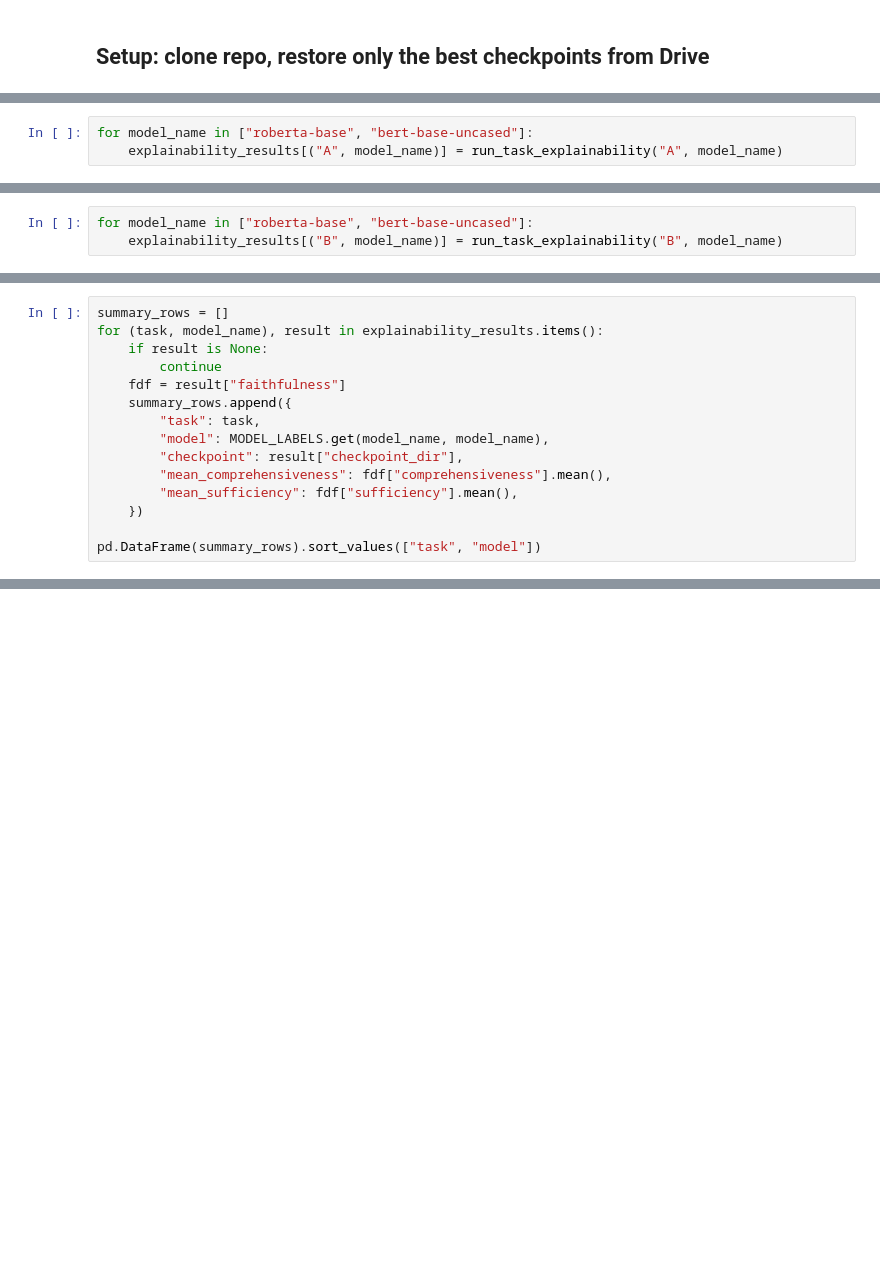
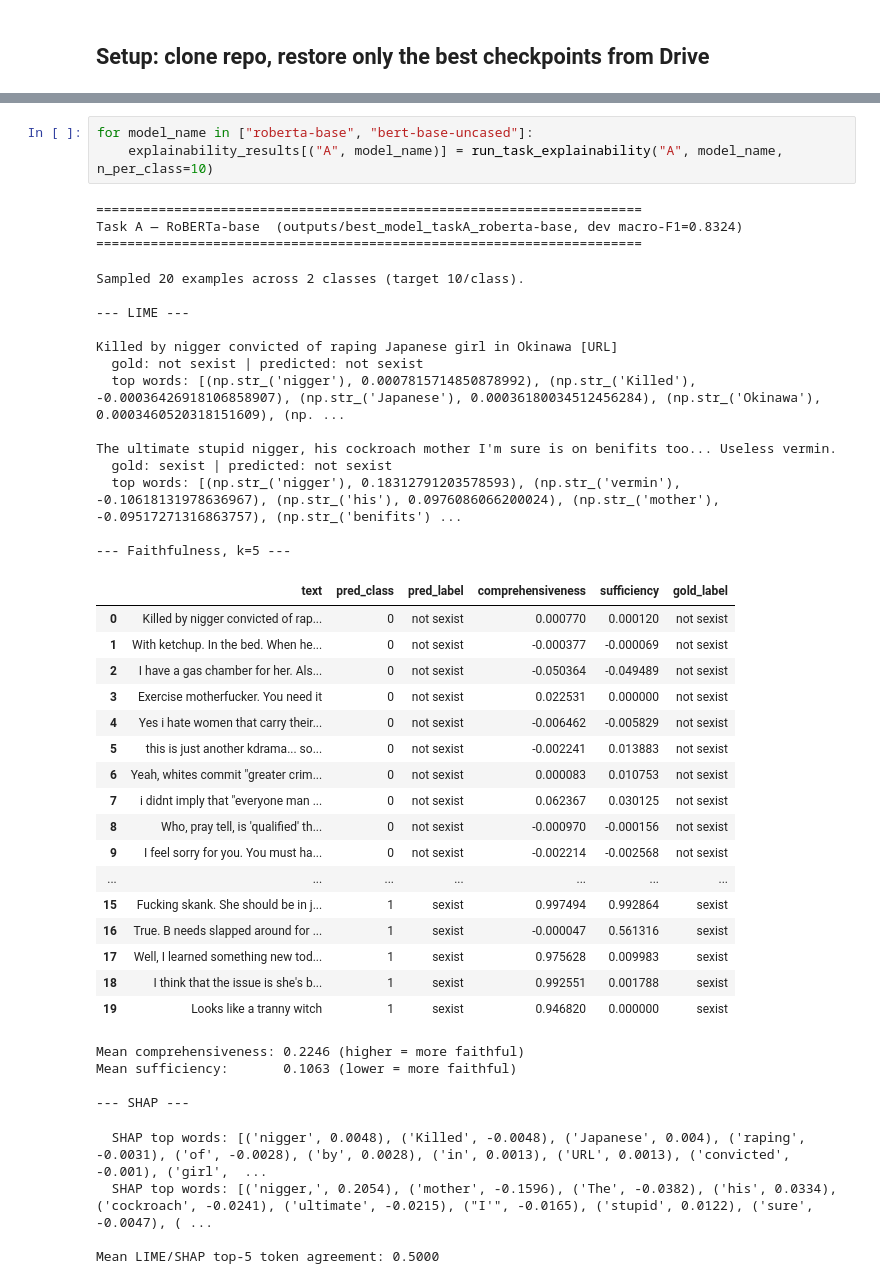
Before and after one commit to Mahekd/interpretable-nlp-sexism-detection, a Jupyter notebook: notebooks/03_explainability.ipynb, the cells around one changed output, grey strips where cells are left out. Drawn from its saved outputs; the diff is of its cells as text; blank space fills up the shorter version.

```diff
--- a/notebooks/03_explainability.ipynb
+++ b/notebooks/03_explainability.ipynb
@@ -134,3 +4,0 @@ architectures' best checkpoint.
-# %%
-for model_name in ["roberta-base", "bert-base-uncased"]:
-    explainability_results[("A", model_name)] = run_task_explainability("A", model_name)
@@ -142,3 +4,0 @@ architecture.
-# %%
-for model_name in ["roberta-base", "bert-base-uncased"]:
-    explainability_results[("B", model_name)] = run_task_explainability("B", model_name)
@@ -162,15 +4,0 @@ comparison table.
-# %%
-summary_rows = []
-for (task, model_name), result in explainability_results.items():
-    if result is None:
-        continue
-    fdf = result["faithfulness"]
-    summary_rows.append({
-        "task": task,
-        "model": MODEL_LABELS.get(model_name, model_name),
-        "checkpoint": result["checkpoint_dir"],
-        "mean_comprehensiveness": fdf["comprehensiveness"].mean(),
-        "mean_sufficiency": fdf["sufficiency"].mean(),
-    })
-
-pd.DataFrame(summary_rows).sort_values(["task", "model"])
@@ -176,0 +252,45 @@ pd.DataFrame(summary_rows).sort_values(["task", "model"])
+# %%
+for model_name in ["roberta-base", "bert-base-uncased"]:
+    explainability_results[("A", model_name)] = run_task_explainability("A", model_name, n_per_class=10)
+# %% [output]
+======================================================================
+Task A — RoBERTa-base  (outputs/best_model_taskA_roberta-base, dev macro-F1=0.8324)
+======================================================================
+Sampled 20 examples across 2 classes (target 10/class).
+
+--- LIME ---
+
+Killed by nigger convicted of raping Japanese girl in Okinawa [URL]
+  gold: not sexist | predicted: not sexist
+  top words: [(np.str_('nigger'), 0.0007815714850878992), (np.str_('Killed'), -0.00036426918106858907), (np.str_('Japanese'), 0.00036180034512456284), (np.str_('Okinawa'), 0.0003460520318151609), (np. ...
+
+The ultimate stupid nigger, his cockroach mother I'm sure is on benifits too... Useless vermin.
+  gold: sexist | predicted: not sexist
+  top words: [(np.str_('nigger'), 0.18312791203578593), (np.str_('vermin'), -0.10618131978636967), (np.str_('his'), 0.0976086066200024), (np.str_('mother'), -0.09517271316863757), (np.str_('benifits') ...
+
+--- Faithfulness, k=5 ---
+|  | text | pred_class | pred_label | comprehensiveness | sufficiency | gold_label |
+| 0 | Killed by nigger convicted of rap... | 0 | not sexist | 0.000770 | 0.000120 | not sexist |
+| 1 | With ketchup. In the bed. When he... | 0 | not sexist | -0.000377 | -0.000069 | not sexist |
+| 2 | I have a gas chamber for her. Als... | 0 | not sexist | -0.050364 | -0.049489 | not sexist |
+| 3 | Exercise motherfucker. You need it | 0 | not sexist | 0.022531 | 0.000000 | not sexist |
+| 4 | Yes i hate women that carry their... | 0 | not sexist | -0.006462 | -0.005829 | not sexist |
+| 5 | this is just another kdrama... so... | 0 | not sexist | -0.002241 | 0.013883 | not sexist |
+| 6 | Yeah, whites commit "greater crim... | 0 | not sexist | 0.000083 | 0.010753 | not sexist |
+| 7 | i didnt imply that "everyone man ... | 0 | not sexist | 0.062367 | 0.030125 | not sexist |
+| 8 | Who, pray tell, is 'qualified' th... | 0 | not sexist | -0.000970 | -0.000156 | not sexist |
+| 9 | I feel sorry for you. You must ha... | 0 | not sexist | -0.002214 | -0.002568 | not sexist |
+| ... | ... | ... | ... | ... | ... | ... |
+| 15 | Fucking skank. She should be in j... | 1 | sexist | 0.997494 | 0.992864 | sexist |
+| 16 | True. B needs slapped around for ... | 1 | sexist | -0.000047 | 0.561316 | sexist |
+| 17 | Well, I learned something new tod... | 1 | sexist | 0.975628 | 0.009983 | sexist |
+| 18 | I think that the issue is she's b... | 1 | sexist | 0.992551 | 0.001788 | sexist |
+| 19 | Looks like a tranny witch | 1 | sexist | 0.946820 | 0.000000 | sexist |
+Mean comprehensiveness: 0.2246 (higher = more faithful)
+Mean sufficiency:       0.1063 (lower = more faithful)
+
+--- SHAP ---
+  SHAP top words: [('nigger', 0.0048), ('Killed', -0.0048), ('Japanese', 0.004), ('raping', -0.0031), ('of', -0.0028), ('by', 0.0028), ('in', 0.0013), ('URL', 0.0013), ('convicted', -0.001), ('girl',  ...
+  SHAP top words: [('nigger,', 0.2054), ('mother', -0.1596), ('The', -0.0382), ('his', 0.0334), ('cockroach', -0.0241), ('ultimate', -0.0215), ("I'", -0.0165), ('stupid', 0.0122), ('sure', -0.0047), ( ...
+
+Mean LIME/SHAP top-5 token agreement: 0.5000
```
Also changed, not shown: parts of 37 cells of this notebook, 2 other files.
